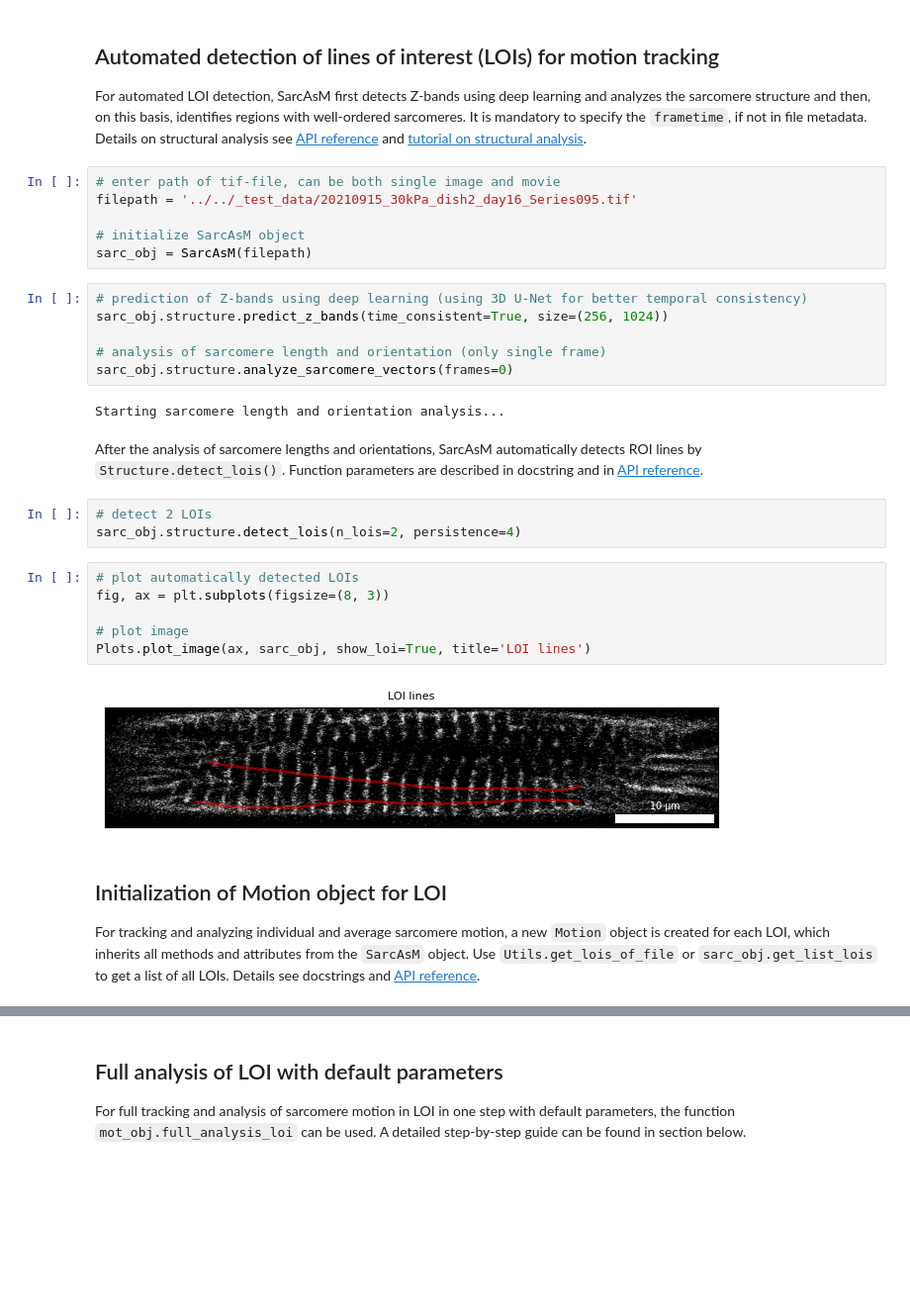
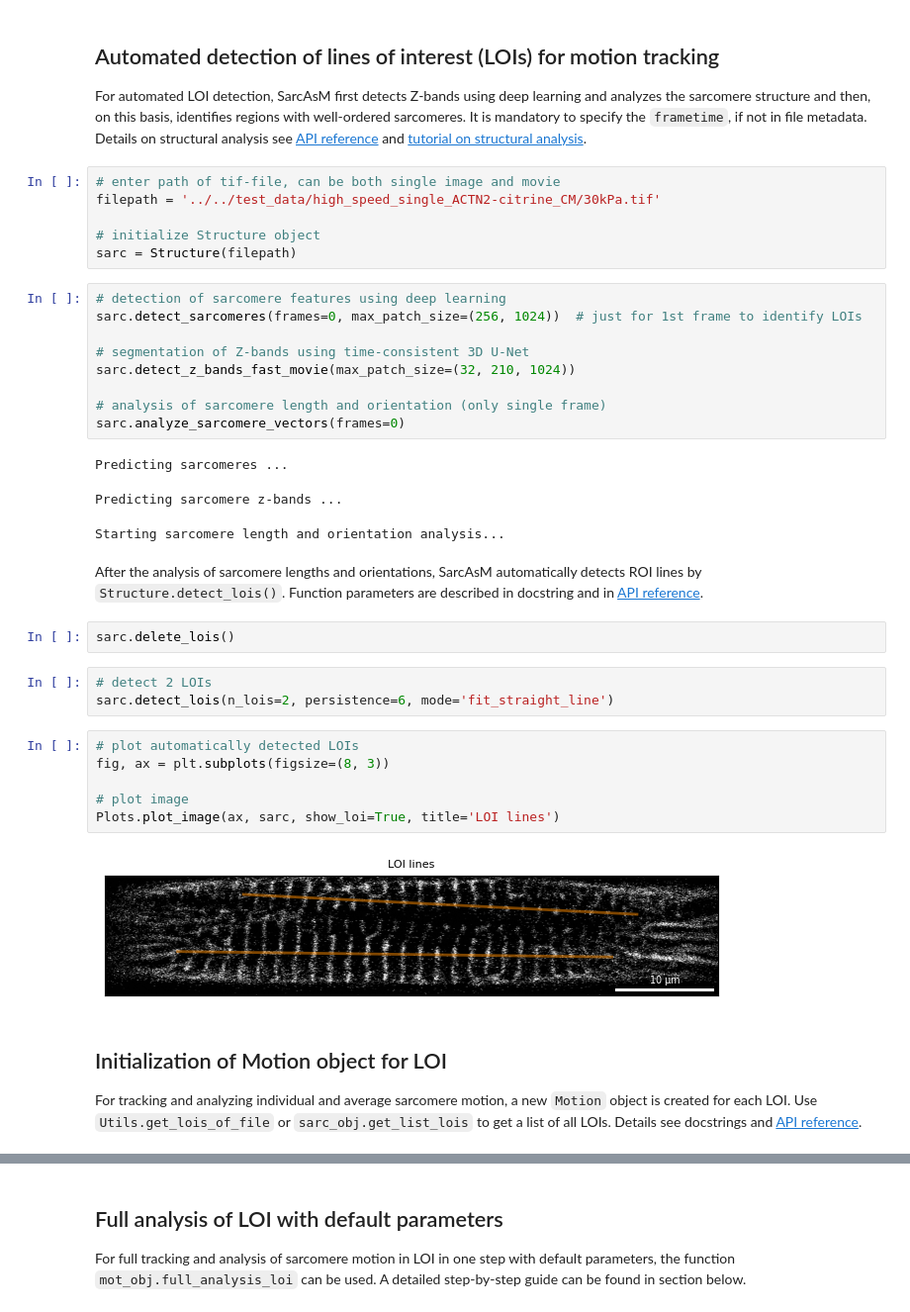
Before and after one commit to danihae/SarcAsM, a Jupyter notebook: docs/notebooks/tutorial_motion_analysis.ipynb, the cells around one changed output, grey strips where cells are left out. Shown at 99% size. Drawn from its saved outputs; the diff is of its cells as text; blank space fills up the shorter version.

```diff
--- a/docs/notebooks/tutorial_motion_analysis.ipynb
+++ b/docs/notebooks/tutorial_motion_analysis.ipynb
@@ -19,34 +19,41 @@ import matplotlib.pyplot as plt
 For automated LOI detection, SarcAsM first detects Z-bands using deep learning and analyzes the sarcomere structure and then, on this basis, identifies regions with well-ordered sarcomeres. It is mandatory to specify the `frametime`, if not in file metadata. Details on structural analysis see [API reference](../autoapi/sarcasm/structure/index.html#sarcasm.structure.Structure) and [tutorial on structural analysis](tutorial_structure_analysis).
 # %%
 # enter path of tif-file, can be both single image and movie
-filepath = '../../_test_data/20210915_30kPa_dish2_day16_Series095.tif'
+filepath = '../../test_data/high_speed_single_ACTN2-citrine_CM/30kPa.tif'
 
-# initialize SarcAsM object
-sarc_obj = SarcAsM(filepath)
+# initialize Structure object
+sarc = Structure(filepath)
 # %%
-# prediction of Z-bands using deep learning (using 3D U-Net for better temporal consistency)
-sarc_obj.structure.predict_z_bands(time_consistent=True, size=(256, 1024))
+# detection of sarcomere features using deep learning
+sarc.detect_sarcomeres(frames=0, max_patch_size=(256, 1024))  # just for 1st frame to identify LOIs
+
+# segmentation of Z-bands using time-consistent 3D U-Net
+sarc.detect_z_bands_fast_movie(max_patch_size=(32, 210, 1024))
 
 # analysis of sarcomere length and orientation (only single frame)
-sarc_obj.structure.analyze_sarcomere_vectors(frames=0)
+sarc.analyze_sarcomere_vectors(frames=0)
 # %% [output]
-Starting sarcomere length and orientation analysis...
+Predicting sarcomeres ...
+Predicting sarcomere z-bands ...
+Starting sarcomere length and orientation analysis...
 # %% [markdown]
 After the analysis of sarcomere lengths and orientations, SarcAsM automatically detects ROI lines by `Structure.detect_lois()`. Function parameters are described in docstring and in [API reference](../autoapi/sarcasm/structure/index.html#sarcasm.structure.Structure.detect_lois).
+# %%
+sarc.delete_lois()
 # %%
 # detect 2 LOIs
-sarc_obj.structure.detect_lois(n_lois=2, persistence=4)
+sarc.detect_lois(n_lois=2, persistence=6, mode='fit_straight_line')
 # %%
 # plot automatically detected LOIs
 fig, ax = plt.subplots(figsize=(8, 3))
 
 # plot image
-Plots.plot_image(ax, sarc_obj, show_loi=True, title='LOI lines')
+Plots.plot_image(ax, sarc, show_loi=True, title='LOI lines')
 # %% [output]
-[figure, old version]
+[figure, new version]
 # %% [markdown]
 ## Initialization of Motion object for LOI
 
-For tracking and analyzing individual and average sarcomere motion, a new `Motion` object is created for each LOI, which inherits all methods and attributes from the `SarcAsM` object. Use `Utils.get_lois_of_file` or `sarc_obj.get_list_lois` to get a list of all LOIs. Details see docstrings and [API reference](../autoapi/sarcasm/motion/index.html#sarcasm.motion.Motion).
+For tracking and analyzing individual and average sarcomere motion, a new `Motion` object is created for each LOI. Use `Utils.get_lois_of_file` or `sarc_obj.get_list_lois` to get a list of all LOIs. Details see docstrings and [API reference](../autoapi/sarcasm/motion/index.html#sarcasm.motion.Motion).
 # %%
 # get list of all LOIs of a SarcAsM object
```
Also changed, not shown: parts of 2 cells of this notebook.
